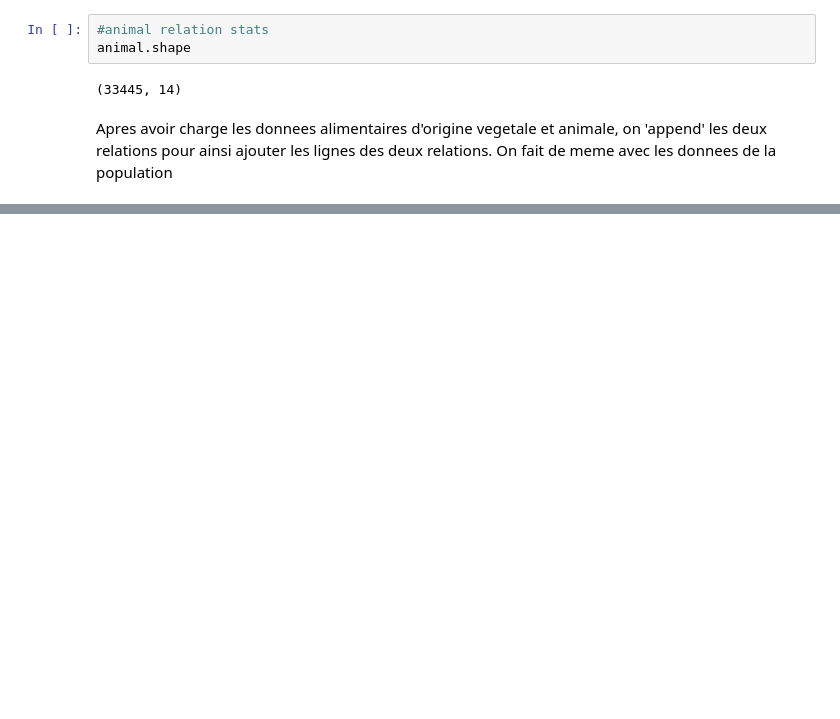
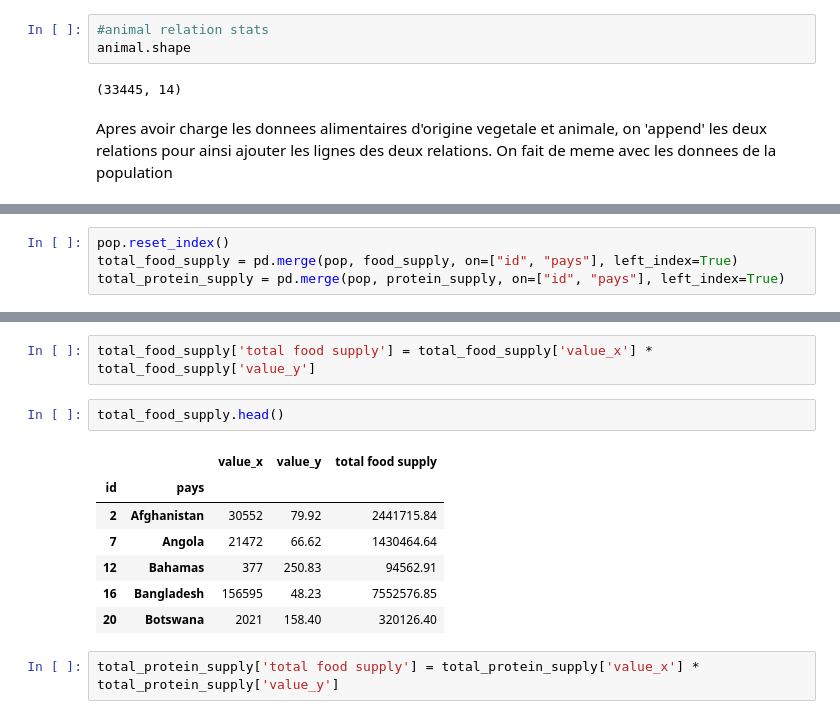
Before and after one commit to Sh4mSh4m/OCR_DA_proj3, a Jupyter notebook: projet3_fao.ipynb, the cells around one changed output, grey strips where cells are left out. Drawn from its saved outputs; the diff is of its cells as text; blank space fills up the shorter version.

```diff
--- a/projet3_fao.ipynb
+++ b/projet3_fao.ipynb
@@ -186,0 +221,4 @@ food.head(20)
+# %%
+pop.reset_index()
+total_food_supply = pd.merge(pop, food_supply, on=["id", "pays"], left_index=True)
+total_protein_supply = pd.merge(pop, protein_supply, on=["id", "pays"], left_index=True)
@@ -186,0 +235,14 @@ food.head(20)
+# %%
+total_food_supply['total food supply'] = total_food_supply['value_x'] * total_food_supply['value_y']
+# %%
+total_food_supply.head()
+# %% [output]
+|  |  | value_x | value_y | total food supply |
+| id | pays |  |  |  |
+| 2 | Afghanistan | 30552 | 79.92 | 2441715.84 |
+| 7 | Angola | 21472 | 66.62 | 1430464.64 |
+| 12 | Bahamas | 377 | 250.83 | 94562.91 |
+| 16 | Bangladesh | 156595 | 48.23 | 7552576.85 |
+| 20 | Botswana | 2021 | 158.40 | 320126.40 |
+# %%
+total_protein_supply['total food supply'] = total_protein_supply['value_x'] * total_protein_supply['value_y']
```
Also changed, not shown: parts of 11 cells of this notebook.
